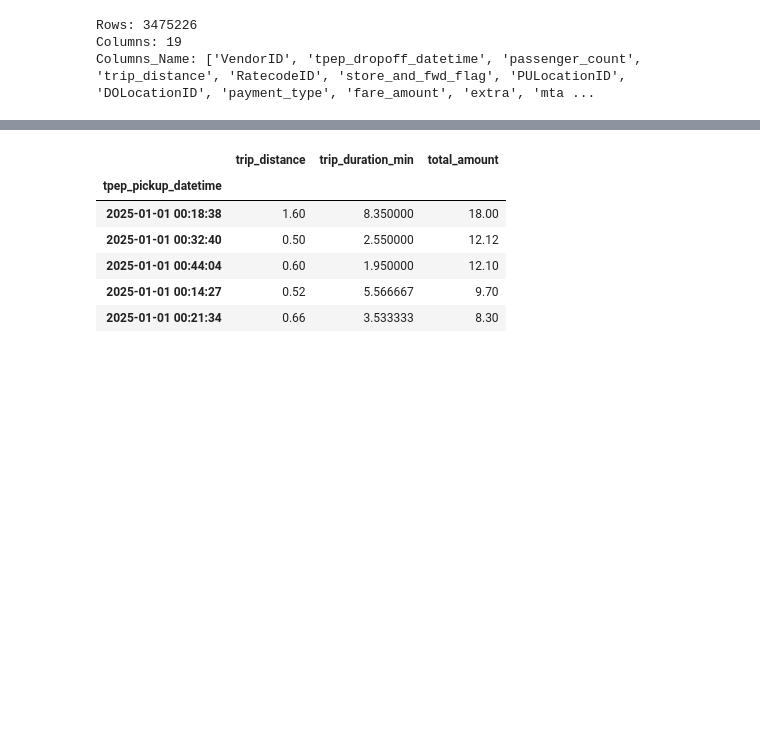
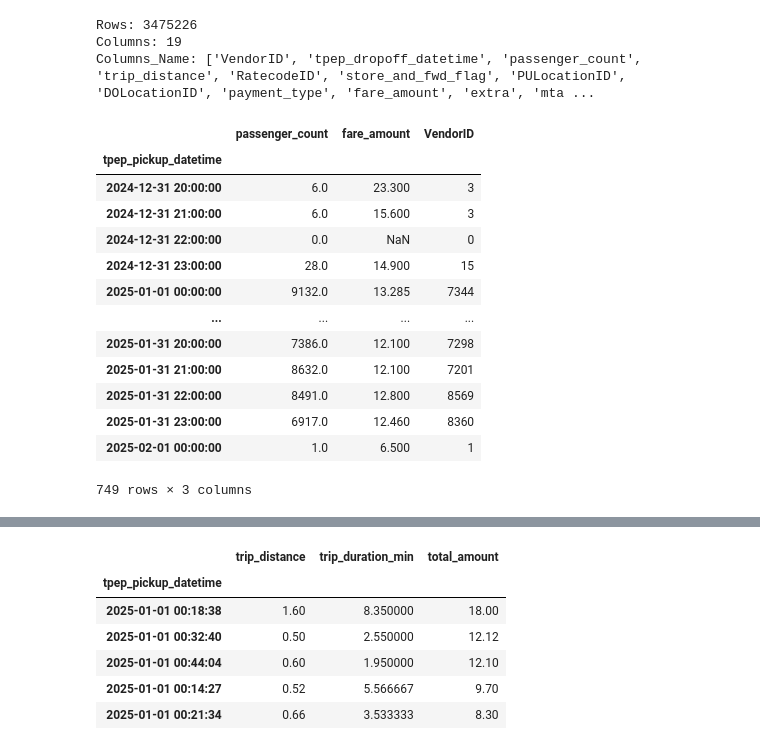
Before and after one commit to Rasel1435/yellow-taxi-demand-analysis, a Jupyter notebook: 1_Data_Preprocess/a_EDA/TimeSeriesAnalysis.ipynb, the cells around one changed output, grey strips where cells are left out. Saved outputs shown, nothing was run; the diff lists cells and outputs as text; code cells hidden in the pictures; blank space fills up the shorter version.

```diff
--- a/1_Data_Preprocess/a_EDA/TimeSeriesAnalysis.ipynb
+++ b/1_Data_Preprocess/a_EDA/TimeSeriesAnalysis.ipynb
@@ -163,3 +163,21 @@ print("Columns_Name:", list(ddf.columns))
 Rows: 3475226
 Columns: 19
 Columns_Name: ['VendorID', 'tpep_dropoff_datetime', 'passenger_count', 'trip_distance', 'RatecodeID', 'store_and_fwd_flag', 'PULocationID', 'DOLocationID', 'payment_type', 'fare_amount', 'extra', 'mta ...
+# %%
+resample = ddf.resample('h').agg({'passenger_count': 'sum', 'fare_amount': 'median', 'VendorID': 'count'})
+resample.compute()
+# %% [output]
+|  | passenger_count | fare_amount | VendorID |
+| tpep_pickup_datetime |  |  |  |
+| 2024-12-31 20:00:00 | 6.0 | 23.300 | 3 |
+| 2024-12-31 21:00:00 | 6.0 | 15.600 | 3 |
+| 2024-12-31 22:00:00 | 0.0 | NaN | 0 |
+| 2024-12-31 23:00:00 | 28.0 | 14.900 | 15 |
+| 2025-01-01 00:00:00 | 9132.0 | 13.285 | 7344 |
+| ... | ... | ... | ... |
+| 2025-01-31 20:00:00 | 7386.0 | 12.100 | 7298 |
+| 2025-01-31 21:00:00 | 8632.0 | 12.100 | 7201 |
+| 2025-01-31 22:00:00 | 8491.0 | 12.800 | 8569 |
+| 2025-01-31 23:00:00 | 6917.0 | 12.460 | 8360 |
+| 2025-02-01 00:00:00 | 1.0 | 6.500 | 1 |
+749 rows × 3 columns
```
Also changed, not shown: parts of 22 cells of this notebook.
